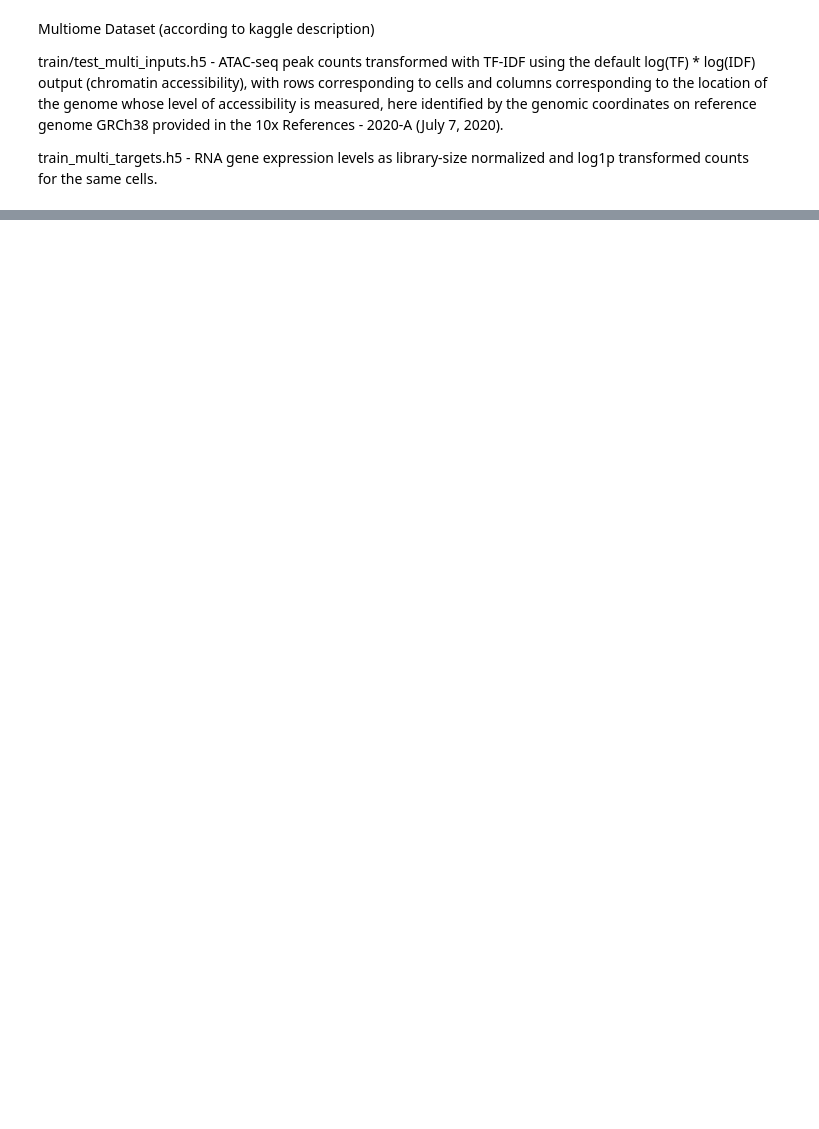
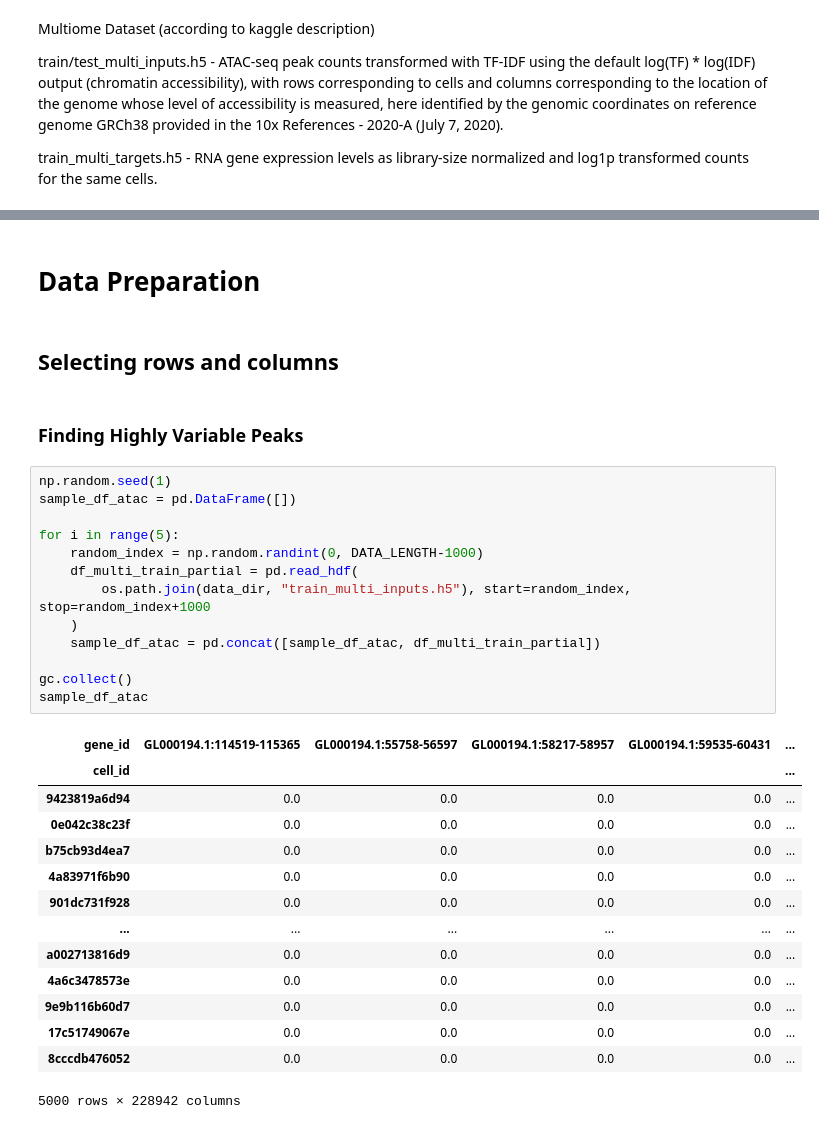
Before and after one commit to amiralism7/peak-accessibility-and-gene-expression-prediction, a Jupyter notebook: Enformer.ipynb, the cells around one changed output, grey strips where cells are left out. Drawn from its saved outputs; the diff is of its cells as text; blank space fills up the shorter version.

```diff
--- a/Enformer.ipynb
+++ b/Enformer.ipynb
@@ -266,0 +168,34 @@ Estimated Total Size (MB): 53725.26
+# %% [markdown]
+# Data Preparation
+# %% [markdown]
+## Selecting rows and columns
+# %% [markdown]
+### Finding Highly Variable Peaks
+# %%
+np.random.seed(1)
+sample_df_atac = pd.DataFrame([])
+
+for i in range(5):
+    random_index = np.random.randint(0, DATA_LENGTH-1000)
+    df_multi_train_partial = pd.read_hdf(
+        os.path.join(data_dir, "train_multi_inputs.h5"), start=random_index, stop=random_index+1000
+    )
+    sample_df_atac = pd.concat([sample_df_atac, df_multi_train_partial])
+
+gc.collect()
+sample_df_atac
+# %% [output]
+| gene_id | GL000194.1:114519-115365 | GL000194.1:55758-56597 | GL000194.1:58217-58957 | GL000194.1:59535-60431 | ... |
+| cell_id |  |  |  |  | ... |
+| 9423819a6d94 | 0.0 | 0.0 | 0.0 | 0.0 | ... |
+| 0e042c38c23f | 0.0 | 0.0 | 0.0 | 0.0 | ... |
+| b75cb93d4ea7 | 0.0 | 0.0 | 0.0 | 0.0 | ... |
+| 4a83971f6b90 | 0.0 | 0.0 | 0.0 | 0.0 | ... |
+| 901dc731f928 | 0.0 | 0.0 | 0.0 | 0.0 | ... |
+| ... | ... | ... | ... | ... | ... |
+| a002713816d9 | 0.0 | 0.0 | 0.0 | 0.0 | ... |
+| 4a6c3478573e | 0.0 | 0.0 | 0.0 | 0.0 | ... |
+| 9e9b116b60d7 | 0.0 | 0.0 | 0.0 | 0.0 | ... |
+| 17c51749067e | 0.0 | 0.0 | 0.0 | 0.0 | ... |
+| 8cccdb476052 | 0.0 | 0.0 | 0.0 | 0.0 | ... |
+5000 rows × 228942 columns
```
Also changed, not shown: parts of 133 cells of this notebook.
